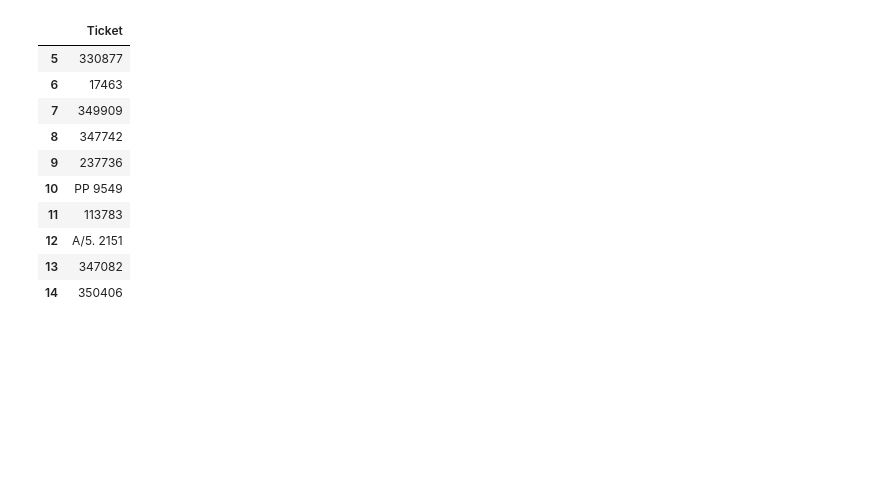
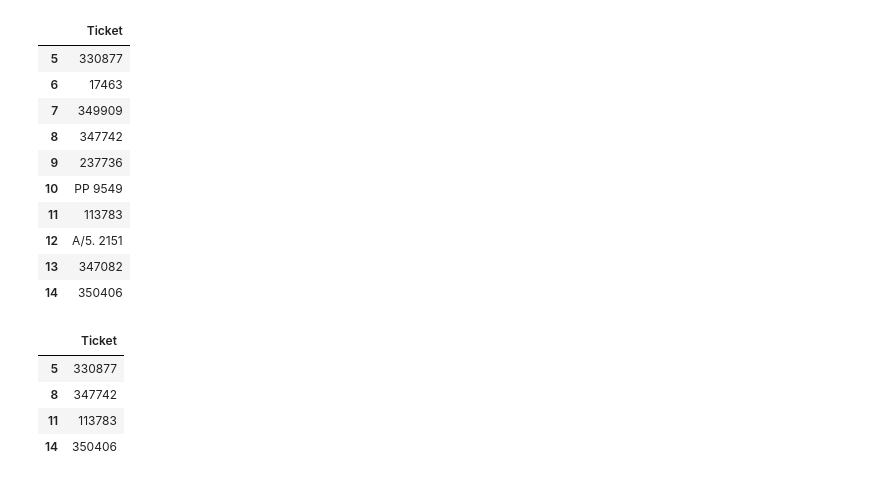
Before and after one commit to bilalramzan01/AI-Engineering-by-The-iScale, a Jupyter notebook: Python for Ai Engineering/Unit 13 - PANDAS/PANDAS.ipynb, the cells around one changed output. Cells and saved outputs as stored; diff of their text form; code cells hidden in the pictures; blank space fills up the shorter version.

```diff
--- a/Python for Ai Engineering/Unit 13 - PANDAS/PANDAS.ipynb
+++ b/Python for Ai Engineering/Unit 13 - PANDAS/PANDAS.ipynb
@@ -150,3 +150,12 @@ df[['Ticket']][5:15]
 | 12 | A/5. 2151 |
 | 13 | 347082 |
 | 14 | 350406 |
+# %%
+# Need jump or alternate
+df[['Ticket']][5:15:3]
+# %% [output]
+|  | Ticket |
+| 5 | 330877 |
+| 8 | 347742 |
+| 11 | 113783 |
+| 14 | 350406 |
```
Also changed, not shown: parts of 1 cell of this notebook.
